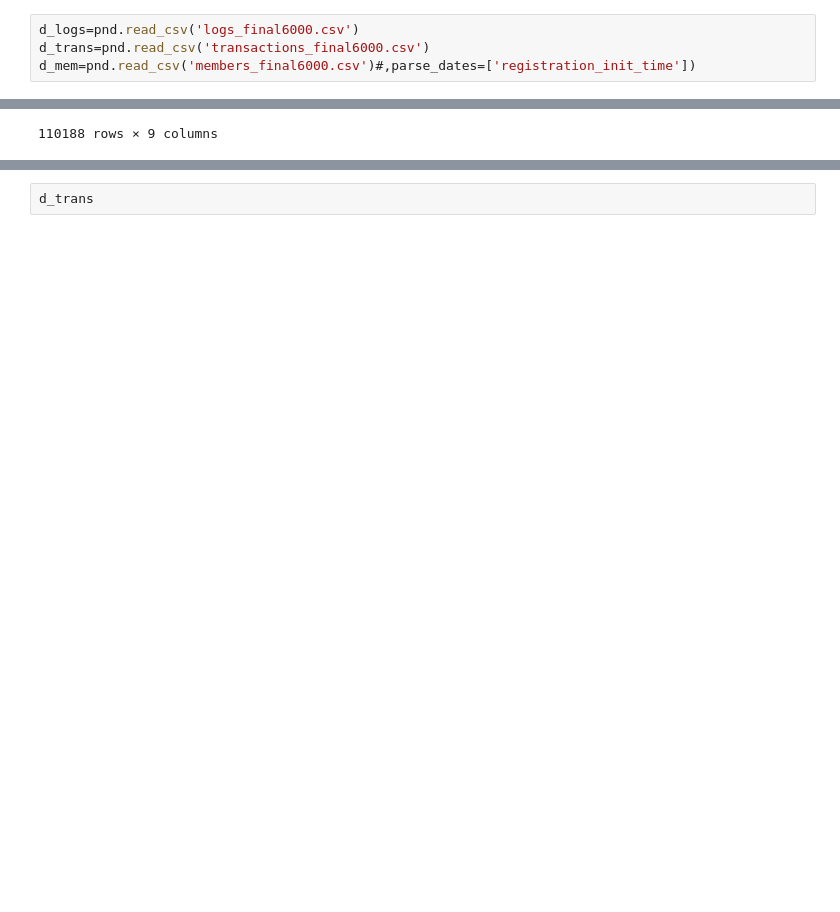
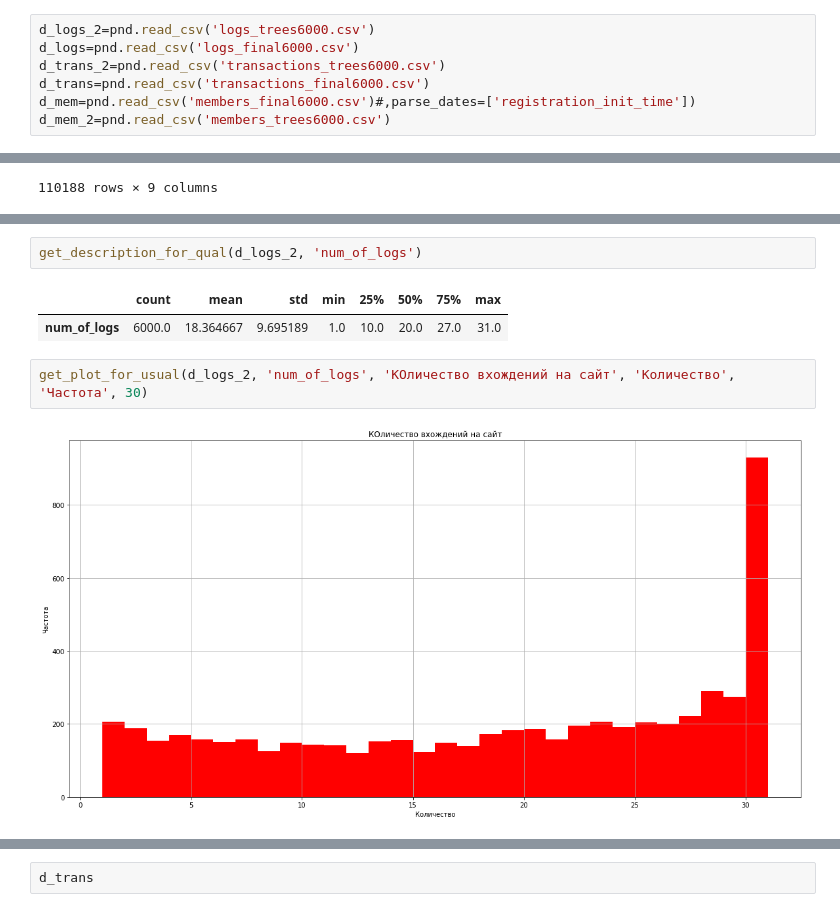
Before and after one commit to rimskiynikita/churn_prediction, a Jupyter notebook: Описание данных.ipynb, the cells around one changed output, grey strips where cells are left out. Cells and saved outputs as stored; diff of their text form; blank space fills up the shorter version.

```diff
--- a/Описание данных.ipynb
+++ b/Описание данных.ipynb
@@ -24,7 +24,10 @@ import matplotlib.pyplot as plt
 <p>transactions_final6000.csv
 <p>members_final6000.csv
 # %%
+d_logs_2=pnd.read_csv('logs_trees6000.csv')
 d_logs=pnd.read_csv('logs_final6000.csv')
+d_trans_2=pnd.read_csv('transactions_trees6000.csv')
 d_trans=pnd.read_csv('transactions_final6000.csv')
 d_mem=pnd.read_csv('members_final6000.csv')#,parse_dates=['registration_init_time'])
+d_mem_2=pnd.read_csv('members_trees6000.csv')
 # %%
@@ -237,0 +248,9 @@ get_plot_for_usual(d_logs, 'num_25', 'Распределение num_25', "Ко
+# %%
+get_description_for_qual(d_logs_2, 'num_of_logs')
+# %% [output]
+|  | count | mean | std | min | 25% | 50% | 75% | max |
+| num_of_logs | 6000.0 | 18.364667 | 9.695189 | 1.0 | 10.0 | 20.0 | 27.0 | 31.0 |
+# %%
+get_plot_for_usual(d_logs_2, 'num_of_logs', 'КОличество вхождений на сайт', 'Количество', 'Частота', 30)
+# %% [output]
+[figure, added]
```
Also changed, not shown: parts of 74 cells of this notebook, 2 other files.
